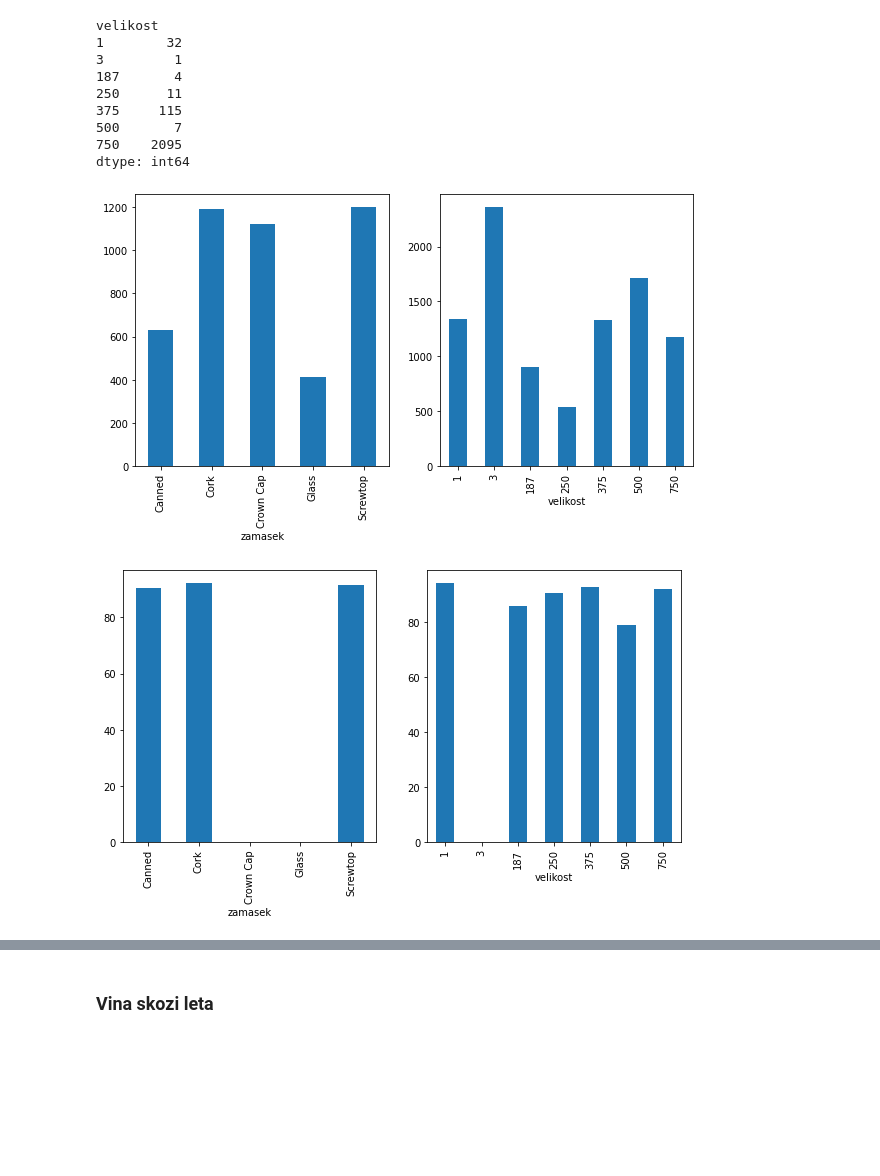
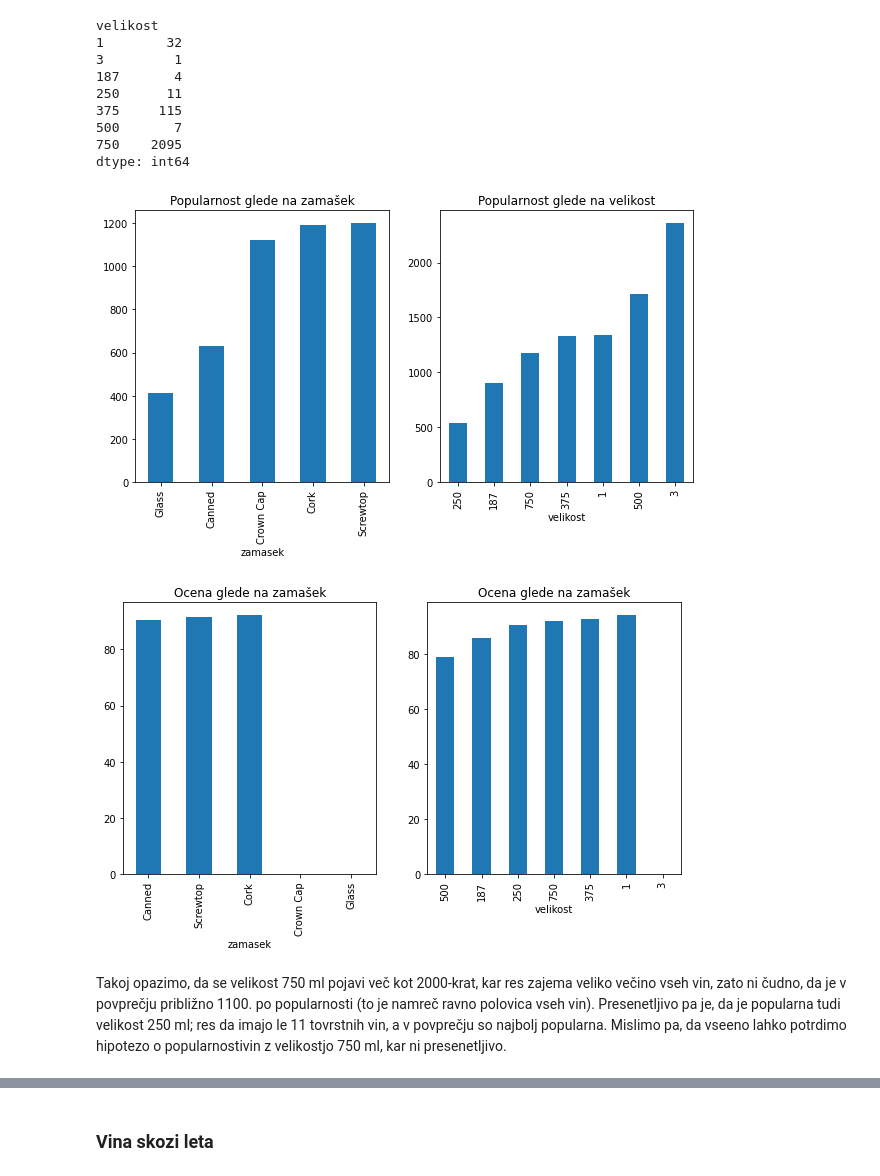
Before and after one commit to timkalan/analiza-vin, a Jupyter notebook: vina.ipynb, the cells around one changed output, grey strips where cells are left out. Saved outputs shown, nothing was run; the diff lists cells and outputs as text; code cells hidden in the pictures; blank space fills up the shorter version.

```diff
--- a/vina.ipynb
+++ b/vina.ipynb
@@ -92,20 +132,22 @@ dtype: int64
 # %%
 plt.figure(figsize=(10,5))
 
 plt.subplot(1, 2, 1)
-vina.groupby('zamasek').mean()['popularnost'].plot.bar();
+vina.groupby('zamasek').mean()['popularnost'].sort_values().plot.bar(title='Popularnost glede na zamašek');
 
 plt.subplot(1, 2, 2)
-vina.groupby('velikost').mean()['popularnost'].plot.bar();
+vina.groupby('velikost').mean()['popularnost'].sort_values().plot.bar(title='Popularnost glede na velikost');
 # %% [output]
-[figure, old version]
+[figure, new version]
 # %%
 plt.figure(figsize=(10,5))
 
 plt.subplot(1, 2, 1)
-vina.groupby('zamasek').mean()['ocena'].plot.bar();
+vina.groupby('zamasek').mean()['ocena'].sort_values().plot.bar(title='Ocena glede na zamašek');
 
 plt.subplot(1, 2, 2)
-vina.groupby('velikost').mean()['ocena'].plot.bar();
+vina.groupby('velikost').mean()['ocena'].sort_values().plot.bar(title='Ocena glede na zamašek');
 # %% [output]
-[figure, old version]
+[figure, new version]
+# %% [markdown]
+Takoj opazimo, da se velikost 750 ml pojavi več kot 2000-krat, kar res zajema veliko večino vseh vin, zato ni čudno, da je v povprečju približno 1100. po popularnosti (to je namreč ravno polovica vseh vin). Presenetljivo pa je, da je popularna tudi velikost 250 ml; res da imajo le 11 tovrstnih vin, a v povprečju so najbolj popularna. Mislimo pa, da vseeno lahko potrdimo hipotezo o popularnostivin z velikostjo 750 ml, kar ni presenetljivo.
```
Also changed, not shown: parts of 22 cells of this notebook.
